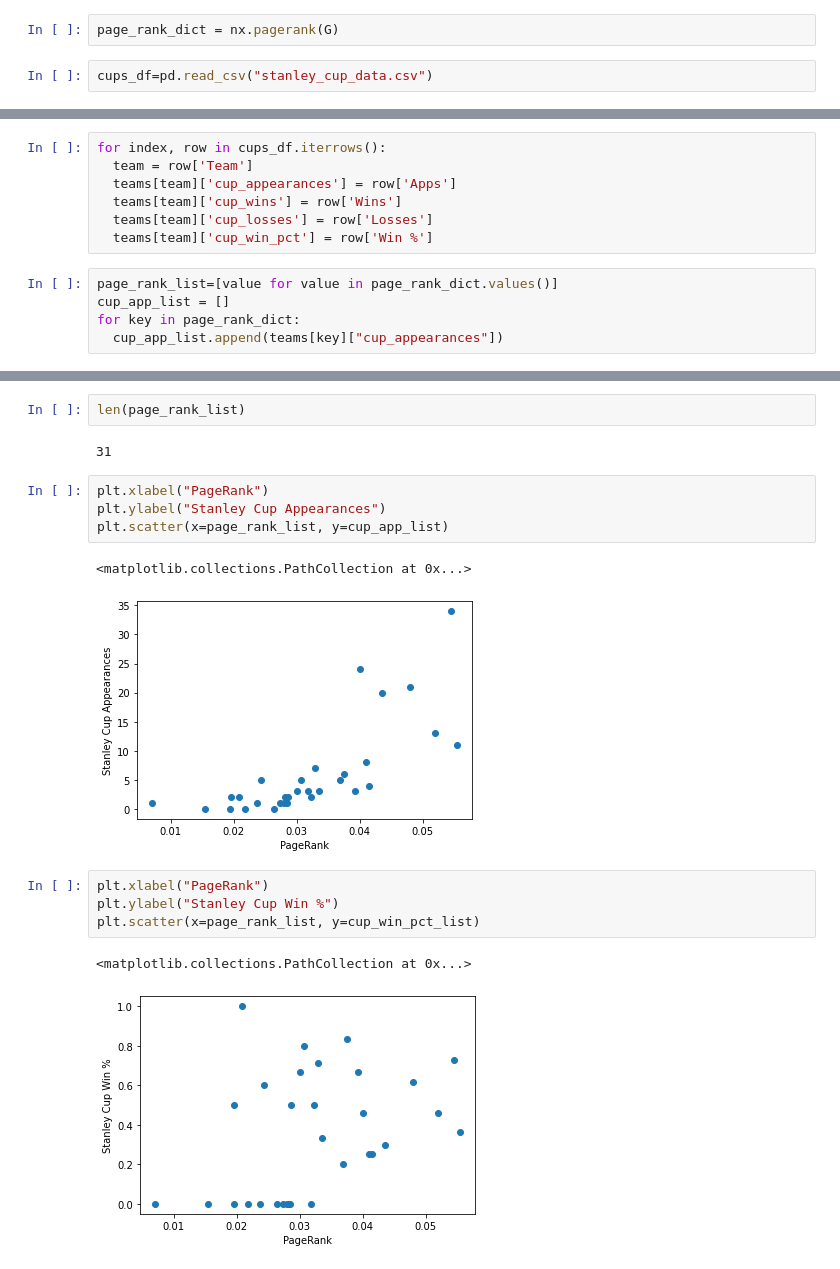
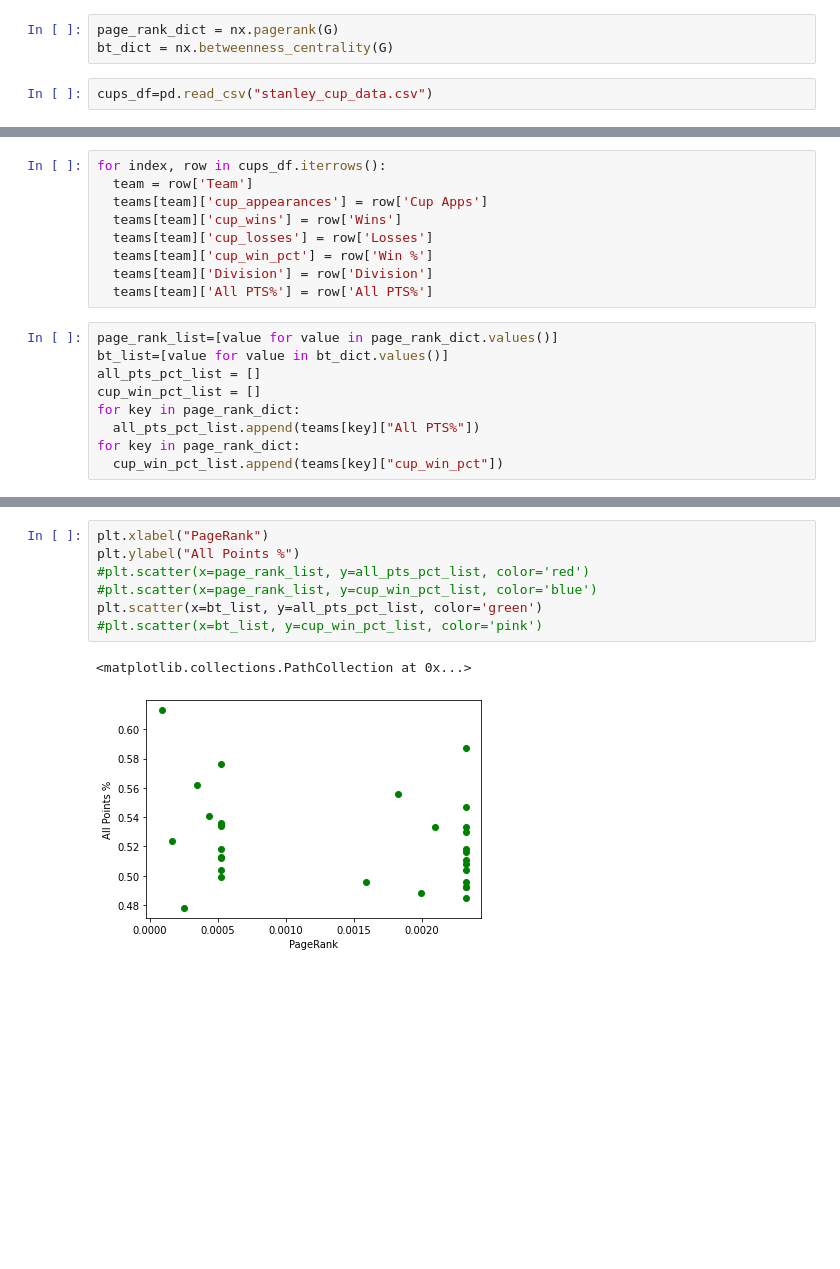
Before and after one commit to d141/590FP, a Jupyter notebook: nhl_transaction_network.ipynb, the cells around one changed output, grey strips where cells are left out. Cells and saved outputs as stored; diff of their text form; blank space fills up the shorter version.

```diff
--- a/nhl_transaction_network.ipynb
+++ b/nhl_transaction_network.ipynb
@@ -159,5 +113,6 @@ NetworkXError: ignored
 # %%
 page_rank_dict = nx.pagerank(G)
+bt_dict = nx.betweenness_centrality(G)
 # %%
 cups_df=pd.read_csv("stanley_cup_data.csv")
 # %%
@@ -172,12 +127,18 @@ cups_df.tail()
 # %%
 for index, row in cups_df.iterrows():
   team = row['Team']
-  teams[team]['cup_appearances'] = row['Apps']
+  teams[team]['cup_appearances'] = row['Cup Apps']
   teams[team]['cup_wins'] = row['Wins']
   teams[team]['cup_losses'] = row['Losses']
   teams[team]['cup_win_pct'] = row['Win %']
+  teams[team]['Division'] = row['Division']
+  teams[team]['All PTS%'] = row['All PTS%']
 # %%
 page_rank_list=[value for value in page_rank_dict.values()]
-cup_app_list = []
+bt_list=[value for value in bt_dict.values()]
+all_pts_pct_list = []
+cup_win_pct_list = []
 for key in page_rank_dict:
-  cup_app_list.append(teams[key]["cup_appearances"])
+  all_pts_pct_list.append(teams[key]["All PTS%"])
+for key in page_rank_dict:
+  cup_win_pct_list.append(teams[key]["cup_win_pct"])
@@ -188,18 +145,10 @@ for key in page_rank_dict:
-# %%
-len(page_rank_list)
-# %% [output]
-31
-# %%
-plt.xlabel("PageRank")
-plt.ylabel("Stanley Cup Appearances")
-plt.scatter(x=page_rank_list, y=cup_app_list)
-# %% [output]
-<matplotlib.collections.PathCollection at 0x...>
-[figure, removed]
-# %%
-plt.xlabel("PageRank")
-plt.ylabel("Stanley Cup Win %")
-plt.scatter(x=page_rank_list, y=cup_win_pct_list)
-# %% [output]
-<matplotlib.collections.PathCollection at 0x...>
-[figure, removed]
+# %%
+plt.xlabel("PageRank")
+plt.ylabel("All Points %")
+#plt.scatter(x=page_rank_list, y=all_pts_pct_list, color='red')
+#plt.scatter(x=page_rank_list, y=cup_win_pct_list, color='blue')
+plt.scatter(x=bt_list, y=all_pts_pct_list, color='green')
+#plt.scatter(x=bt_list, y=cup_win_pct_list, color='pink')
+# %% [output]
+<matplotlib.collections.PathCollection at 0x...>
+[figure, added]
```
Also changed, not shown: parts of 15 cells of this notebook.
